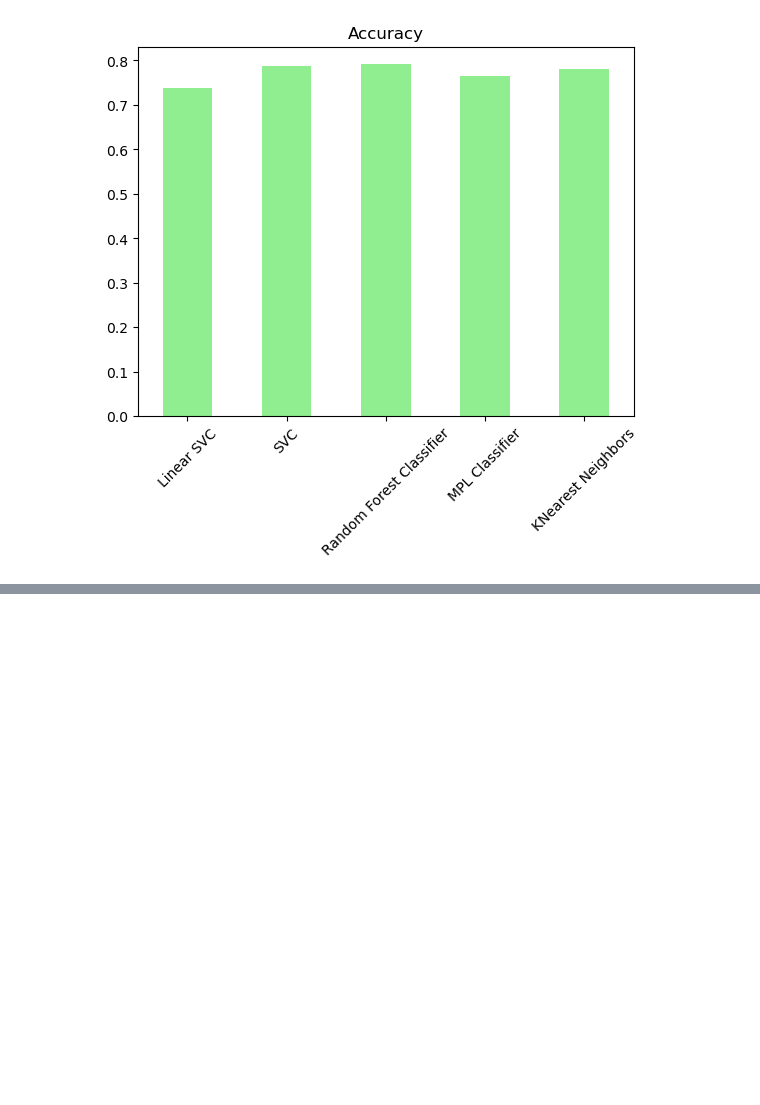
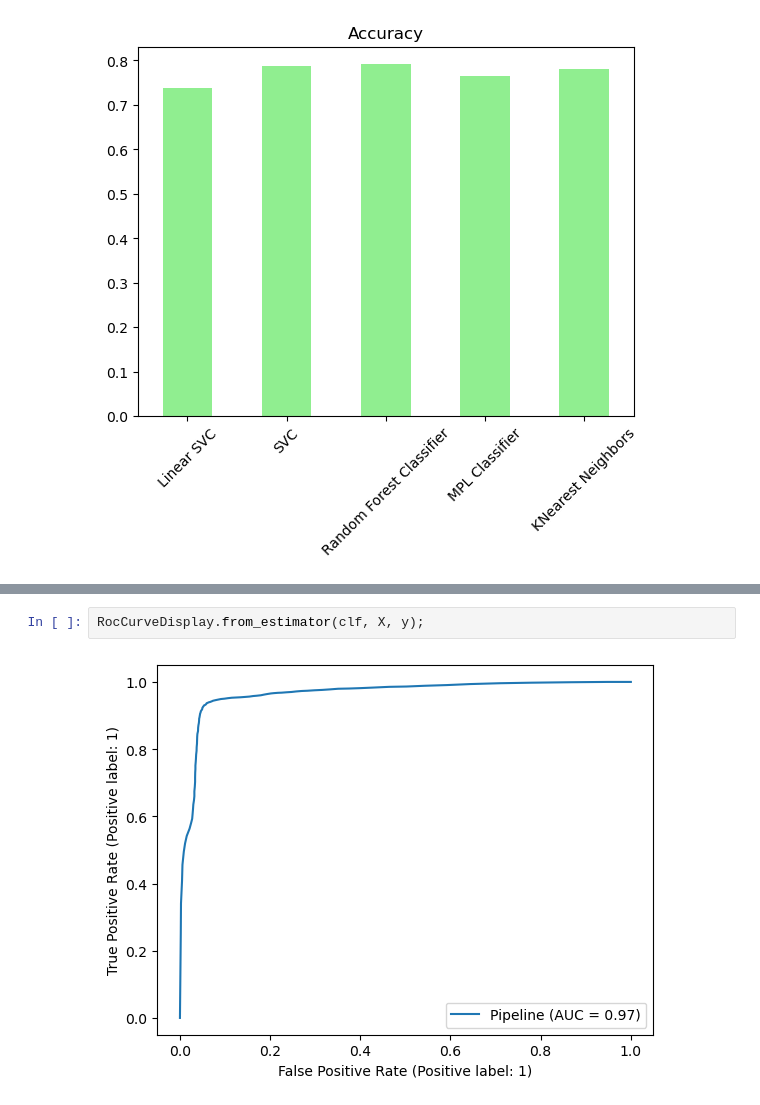
Before and after one commit to msnkr/kaggle_comps, a Jupyter notebook: Spaceship Titanic/Untitled.ipynb, the cells around one changed output, grey strips where cells are left out. Saved outputs shown, nothing was run; the diff lists cells and outputs as text; blank space fills up the shorter version.

```diff
--- a/Spaceship Titanic/Untitled.ipynb
+++ b/Spaceship Titanic/Untitled.ipynb
@@ -128,0 +137,4 @@ plt.xticks(rotation=45);
+# %%
+RocCurveDisplay.from_estimator(clf, X, y);
+# %% [output]
+[figure, added]
```
Also changed, not shown: parts of 4 cells of this notebook.
